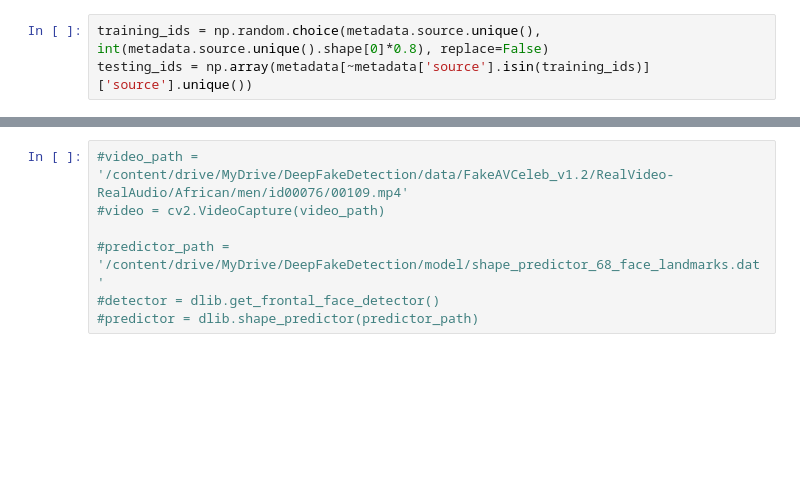
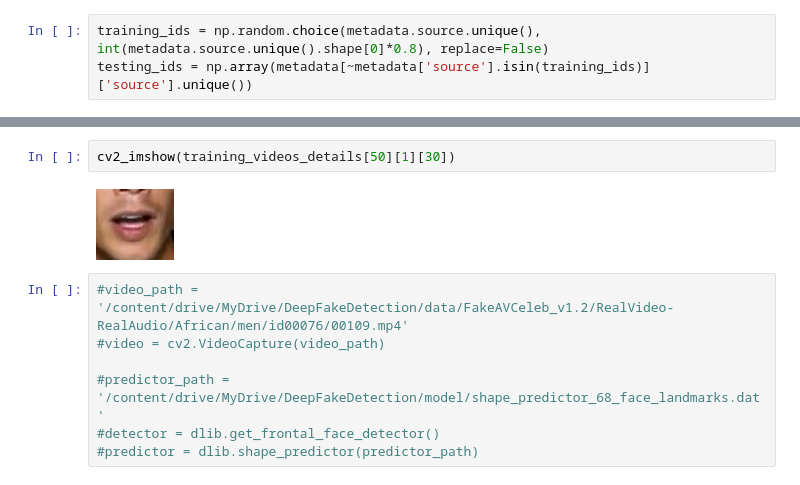
Before and after one commit to romitbarua/MultiModalDeepFake, a Jupyter notebook: TestingNotebooks/PCAvsMFCC.ipynb, the cells around one changed output, grey strips where cells are left out. Drawn from its saved outputs; the diff is of its cells as text; blank space fills up the shorter version.

```diff
--- a/TestingNotebooks/PCAvsMFCC.ipynb
+++ b/TestingNotebooks/PCAvsMFCC.ipynb
@@ -106,4 +107,8 @@ Video #199 out of 200
 Video #200 out of 200
+# %%
+cv2_imshow(training_videos_details[50][1][30])
+# %% [output]
+[figure, added]
 # %%
 #video_path = '/content/drive/MyDrive/DeepFakeDetection/data/FakeAVCeleb_v1.2/RealVideo-RealAudio/African/men/id00076/00109.mp4'
 #video = cv2.VideoCapture(video_path)
```
Also changed, not shown: parts of 26 cells of this notebook.
